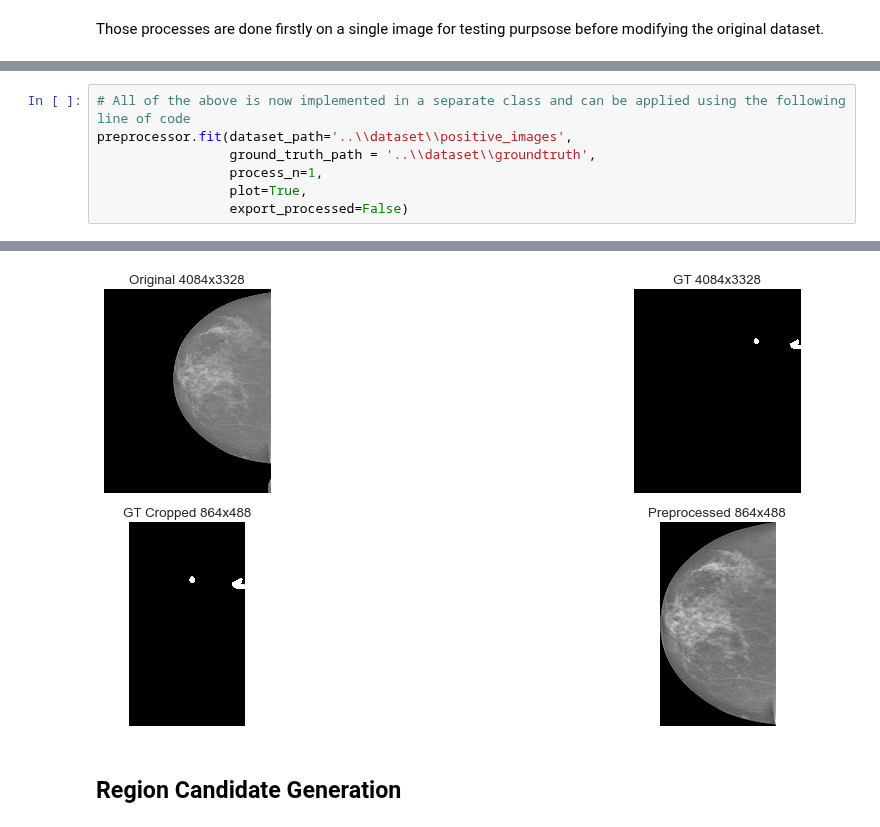
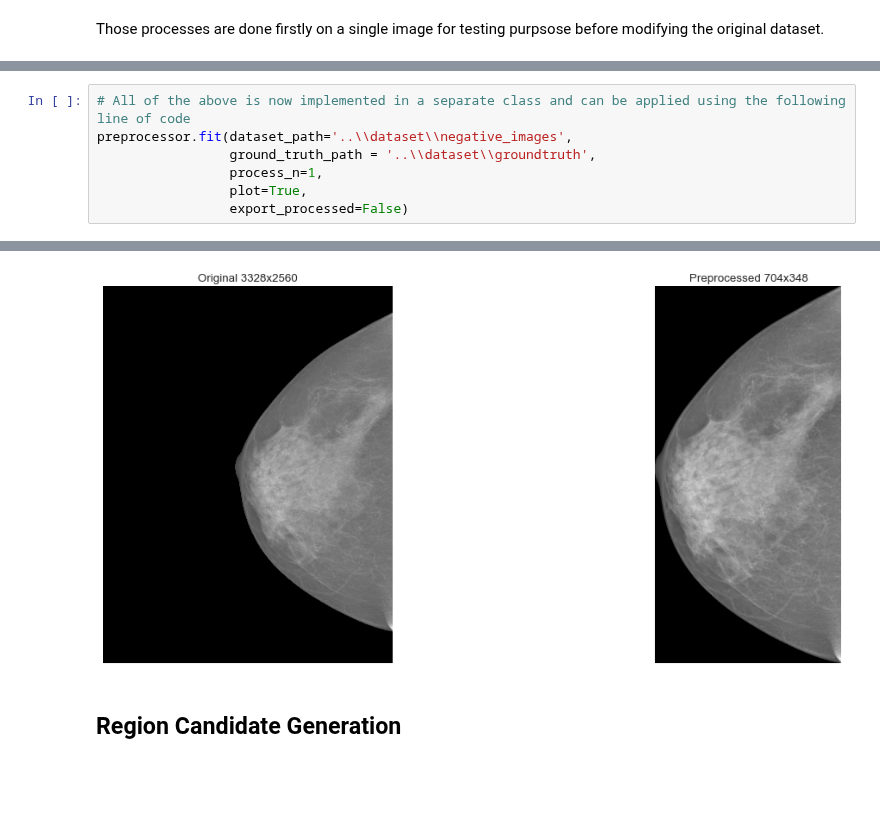
Before and after one commit to abdalrhmanu/breast-mass-detection-and-segmentation-using-multi-scale-morphological-sifting-and-kmeans-clustering, a Jupyter notebook: notebooks/Abdel-Notebook (mass detection implementation).ipynb, the cells around one changed output, grey strips where cells are left out. Saved outputs shown, nothing was run; the diff lists cells and outputs as text; blank space fills up the shorter version.

```diff
--- a/notebooks/Abdel-Notebook (mass detection implementation).ipynb
+++ b/notebooks/Abdel-Notebook (mass detection implementation).ipynb
@@ -143,6 +166,6 @@ Those processes are done firstly on a single image for testing purpsose before m
 # %%
 # All of the above is now implemented in a separate class and can be applied using the following line of code
-preprocessor.fit(dataset_path='..\\dataset\\positive_images',
+preprocessor.fit(dataset_path='..\\dataset\\negative_images',
                  ground_truth_path = '..\\dataset\\groundtruth',
                  process_n=1,
                  plot=True,
@@ -153,4 +176,4 @@ preprocessor.fit(dataset_path='..\\dataset\\positive_images',
-[figure, old version]
+[figure, new version]
 # %% [markdown]
 ## Region Candidate Generation
 # %% [markdown]
```
Also changed, not shown: parts of 6 cells of this notebook.
